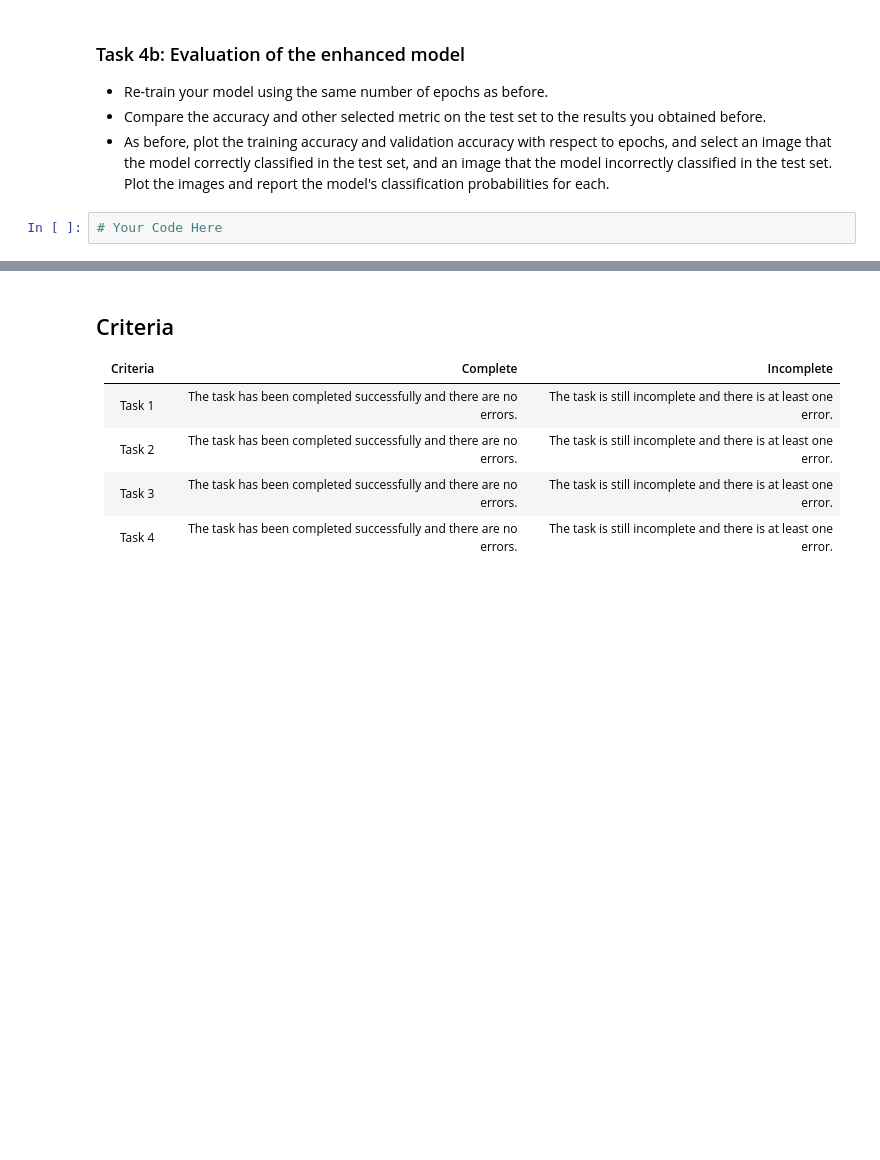
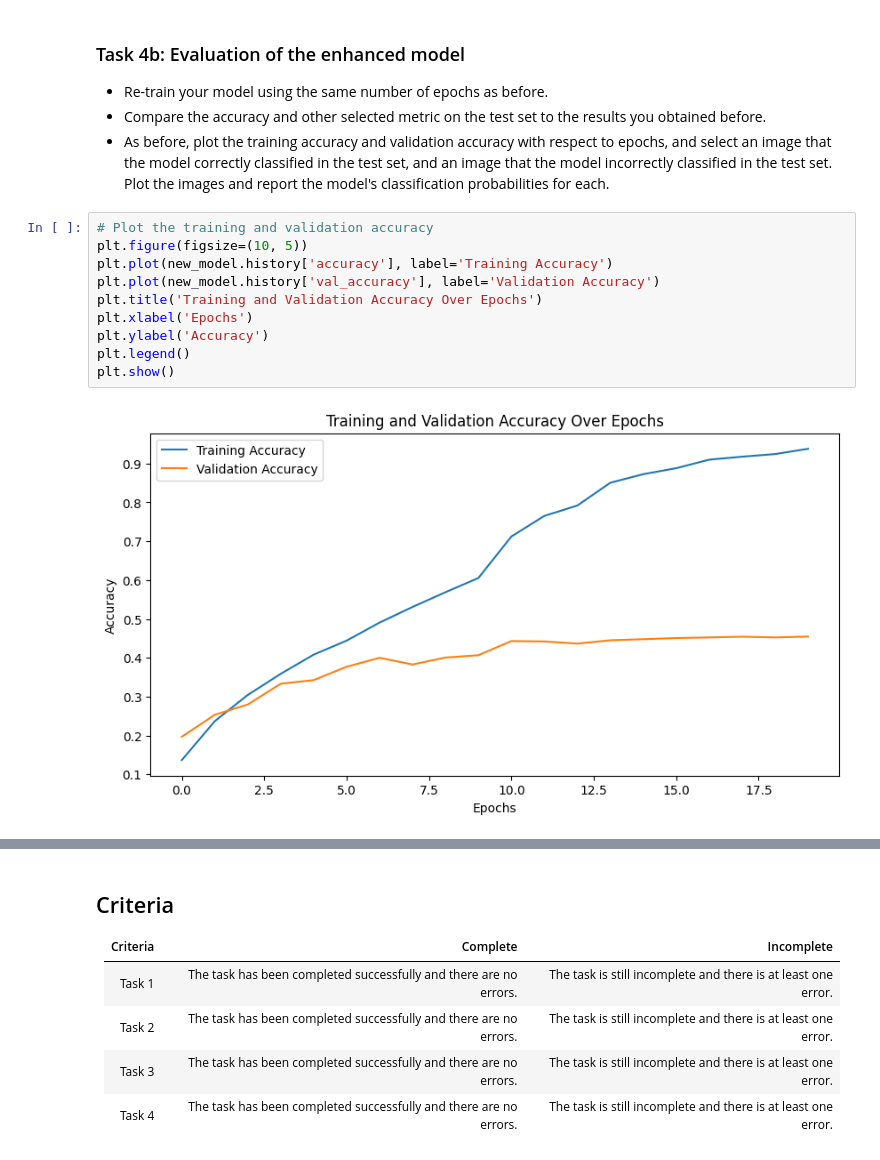
Before and after one commit to devangi-hub/deep_learning, a Jupyter notebook: 02_activities/assignments/assignment_1.ipynb, the cells around one changed output, grey strips where cells are left out. Cells and saved outputs as stored; diff of their text form; blank space fills up the shorter version.

```diff
--- a/02_activities/assignments/assignment_1.ipynb
+++ b/02_activities/assignments/assignment_1.ipynb
@@ -206,4 +431,14 @@ ValueError: Data cardinality is ambiguous. Make sure all arrays contain the same
 - Compare the accuracy and other selected metric on the test set to the results you obtained before.
 - As before, plot the training accuracy and validation accuracy with respect to epochs, and select an image that the model correctly classified in the test set, and an image that the model incorrectly classified in the test set. Plot the images and report the model's classification probabilities for each.
 # %%
-# Your Code Here
+# Plot the training and validation accuracy
+plt.figure(figsize=(10, 5))
+plt.plot(new_model.history['accuracy'], label='Training Accuracy')
+plt.plot(new_model.history['val_accuracy'], label='Validation Accuracy')
+plt.title('Training and Validation Accuracy Over Epochs')
+plt.xlabel('Epochs')
+plt.ylabel('Accuracy')
+plt.legend()
+plt.show()
+# %% [output]
+[figure, added]
```
Also changed, not shown: parts of 19 cells of this notebook.
